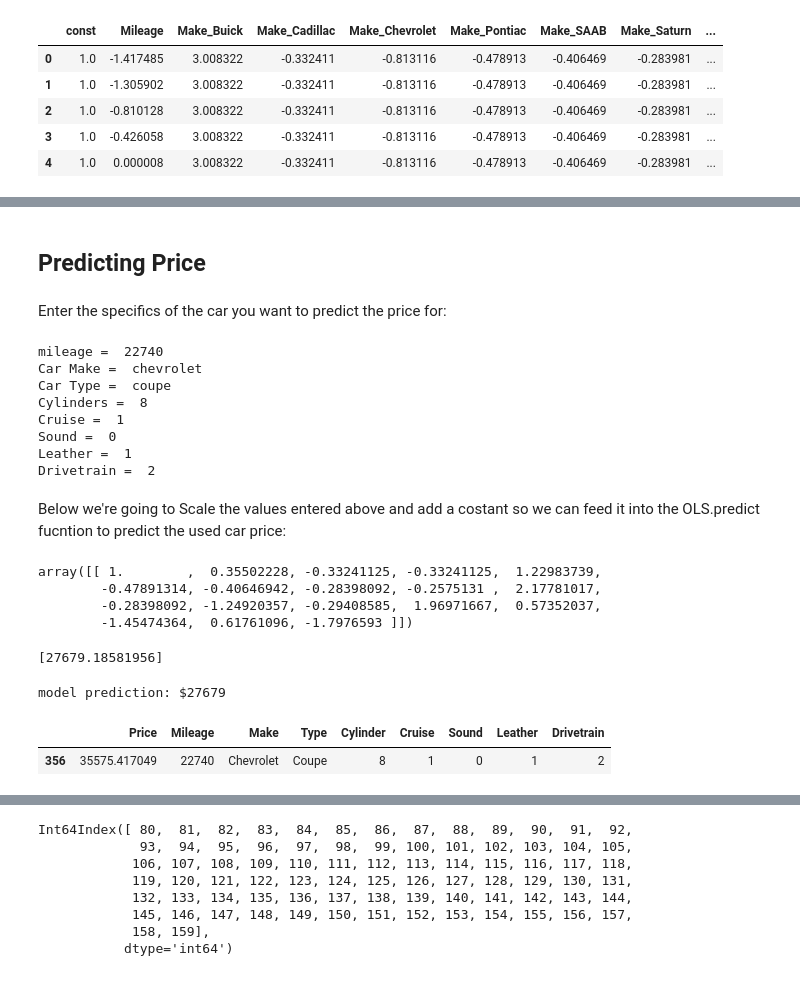
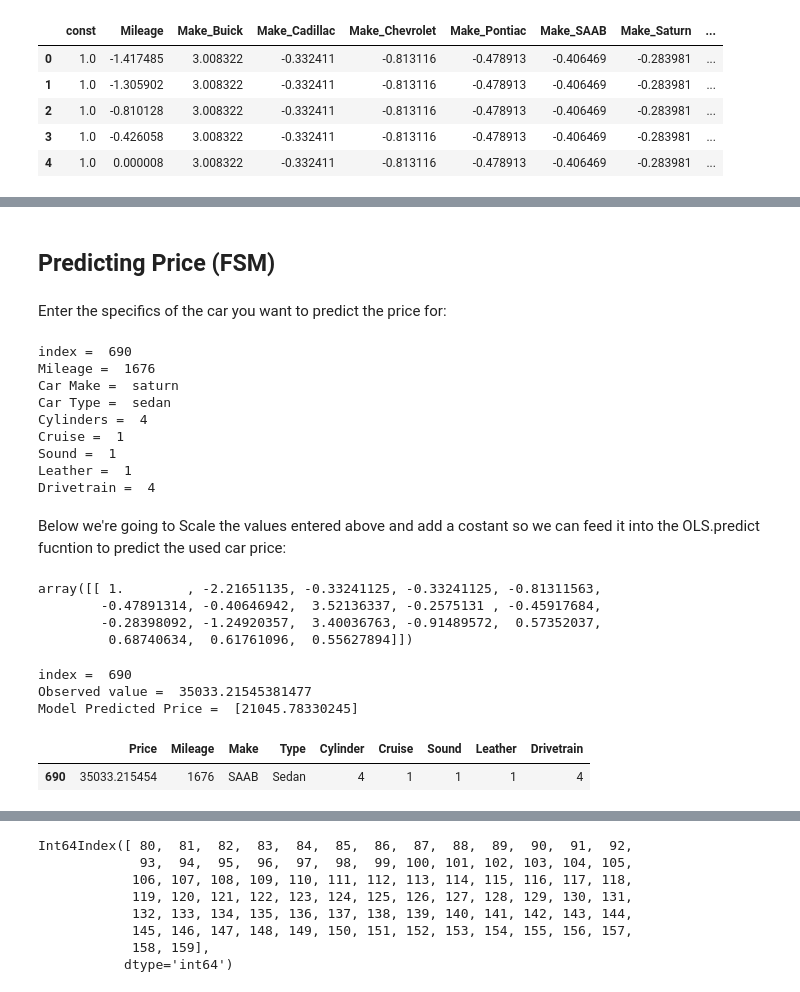
Before and after one commit to Ozxahmed/ML_DS_DL_Udemy_Course, a Jupyter notebook: s3_2_clean_project.ipynb, the cells around one changed output, grey strips where cells are left out. Cells and saved outputs as stored; diff of their text form; code cells hidden in the pictures.

```diff
--- a/s3_2_clean_project.ipynb
+++ b/s3_2_clean_project.ipynb
@@ -685,16 +685,18 @@ Warnings:
 [2] The smallest eigenvalue is 1.26e-29. This might indicate that there are
 strong multicollinearity problems or that the design matrix is singular.
 # %% [markdown]
-## Predicting Price
+## Predicting Price (FSM)
 # %% [markdown]
 Enter the specifics of the car you want to predict the price for:
 # %%
-mileage = 22740
+i = 690
+
+[Mileage, Make, Type, Cylinder, Cruise, Sound, Leather, Drivetrain] = cars.iloc[i][1:9]
 
 
 # Make
 # choose from: buick, cadillac, chevrolet, pontiac, saab, saturn)
-make = 'chevrolet'
+Make = 'saturn'
 
 if make.lower() == 'buick':
     [Make_Buick, Make_Cadillac, Make_Chevrolet, Make_Pontiac, Make_SAAB, Make_Saturn] = 1,0,0,0,0,0
@@ -712,7 +714,7 @@ elif make.lower() == 'saturn':
 
 # Type
 # Choose from: convertible, coupe, hatchback, sedan, wagon
-car_type = 'coupe'
+car_Type = 'sedan'
 
 if car_type.lower() == 'convertible':
     [Type_Convertible, Type_Coupe, Type_Hatchback, Type_Sedan, Type_Wagon] = 1,0,0,0,0
@@ -726,67 +728,44 @@ elif car_type.lower() == 'wagon':
     [Type_Convertible, Type_Coupe, Type_Hatchback, Type_Sedan, Type_Wagon] = 0,0,0,0,1
 
 
-# Cylinder
-# Choose from 4,6,8
-cylinder = 8
-
-
-# Cruise
-# Choose from: 0(no) or 1(yes)
-cruise = 1
-
-# Sound
-# Choose from: 0(no) or 1(yes)
-sound = 0
-
-# Leather
-# Choose from: 0(no) or 1(yes)
-leather = 1
-
-
-# Drivetrain
-# Choose from: 2 or 4
-drivetrain = 2
-
-print('mileage = ', mileage, '\nCar Make = ', make, '\nCar Type = ', car_type,
-      '\nCylinders = ', cylinder, '\nCruise = ', cruise, '\nSound = ', sound, '\nLeather = ', leather,
-      '\nDrivetrain = ', drivetrain)
+print('index = ', i, '\nMileage = ', Mileage, '\nCar Make = ', Make, '\nCar Type = ', car_Type,
+      '\nCylinders = ', Cylinder, '\nCruise = ', Cruise, '\nSound = ', Sound, '\nLeather = ', Leather,
+      '\nDrivetrain = ', Drivetrain)
 # %% [output]
-mileage =  22740
-Car Make =  chevrolet
-Car Type =  coupe
-Cylinders =  8
+index =  690
+Mileage =  1676
+Car Make =  saturn
+Car Type =  sedan
+Cylinders =  4
 Cruise =  1
-Sound =  0
+Sound =  1
 Leather =  1
-Drivetrain =  2
+Drivetrain =  4
 # %% [markdown]
 Below we're going to Scale the values entered above and add a costant so we can feed it into the OLS.predict fucntion to predict the used car price:
 # %%
-scaledPrediction = ss.transform([[mileage,
+scaledPrediction = ss.transform([[Mileage,
                                   Make_Buick, Make_Cadillac, Make_Chevrolet, Make_Pontiac, Make_SAAB, Make_Saturn,
                                   Type_Convertible, Type_Coupe, Type_Hatchback, Type_Sedan, Type_Wagon,
-                                  cylinder, cruise, sound, leather, drivetrain]])
+                                  Cylinder, Cruise, Sound, Leather, Drivetrain]])
 
 
 scaledPrediction = sm.add_constant(scaledPrediction, has_constant='add')
 
 scaledPrediction
 # %% [output]
-array([[ 1.        ,  0.35502228, -0.33241125, -0.33241125,  1.22983739,
-        -0.47891314, -0.40646942, -0.28398092, -0.2575131 ,  2.17781017,
-        -0.28398092, -1.24920357, -0.29408585,  1.96971667,  0.57352037,
-        -1.45474364,  0.61761096, -1.7976593 ]])
+array([[ 1.        , -2.21651135, -0.33241125, -0.33241125, -0.81311563,
+        -0.47891314, -0.40646942,  3.52136337, -0.2575131 , -0.45917684,
+        -0.28398092, -1.24920357,  3.40036763, -0.91489572,  0.57352037,
+         0.68740634,  0.61761096,  0.55627894]])
 # %%
 car_price_prediction = lr_OLS.predict(scaledPrediction)
 
-print(car_price_prediction)
+print('index = ', i, '\nObserved value = ', cars.iloc[i][0], '\nModel Predicted Price = ', car_price_prediction)
+cars.iloc[[i]]
 # %% [output]
-[27679.18581956]
+index =  690
+Observed value =  35033.21545381477
+Model Predicted Price =  [21045.78330245]
+|  | Price | Mileage | Make | Type | Cylinder | Cruise | Sound | Leather | Drivetrain |
+| 690 | 35033.215454 | 1676 | SAAB | Sedan | 4 | 1 | 1 | 1 | 4 |
-# %%
-print('model prediction: $27679')
-cars.iloc[[356]]
-# %% [output]
-model prediction: $27679
-|  | Price | Mileage | Make | Type | Cylinder | Cruise | Sound | Leather | Drivetrain |
-| 356 | 35575.417049 | 22740 | Chevrolet | Coupe | 8 | 1 | 0 | 1 | 2 |
```
Also changed, not shown: parts of 16 cells of this notebook.
